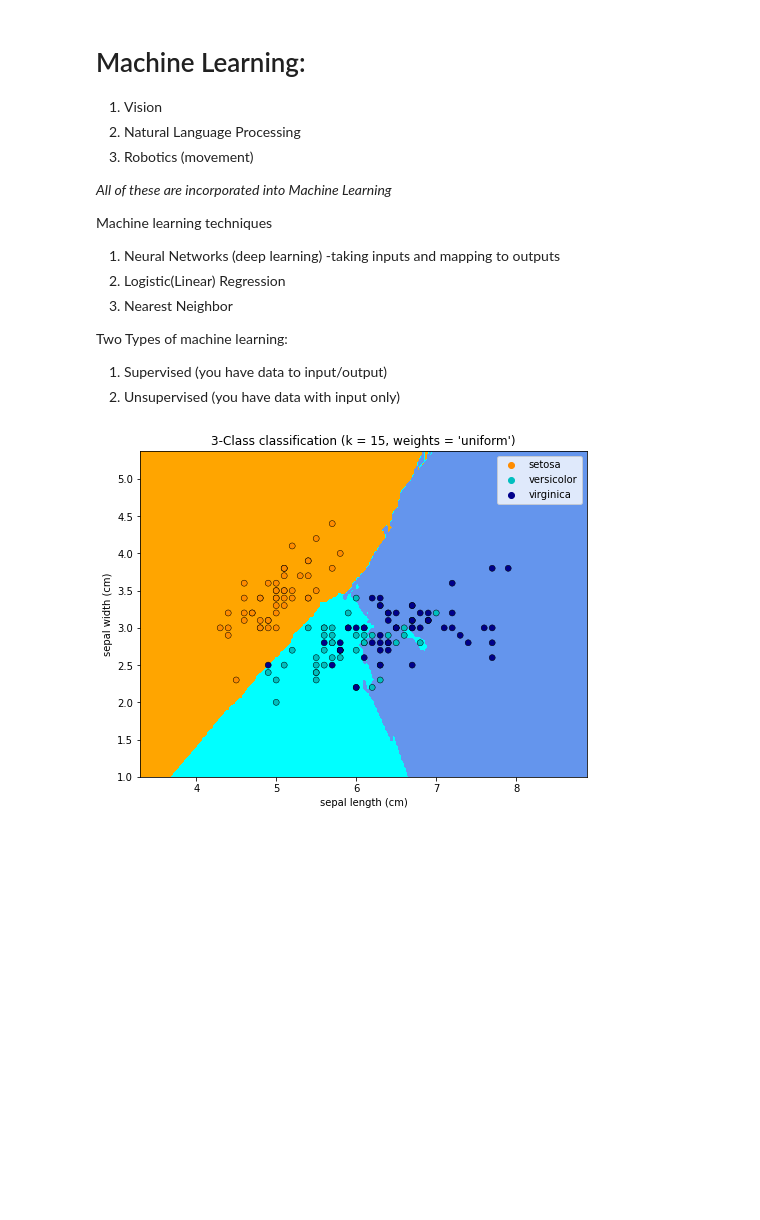
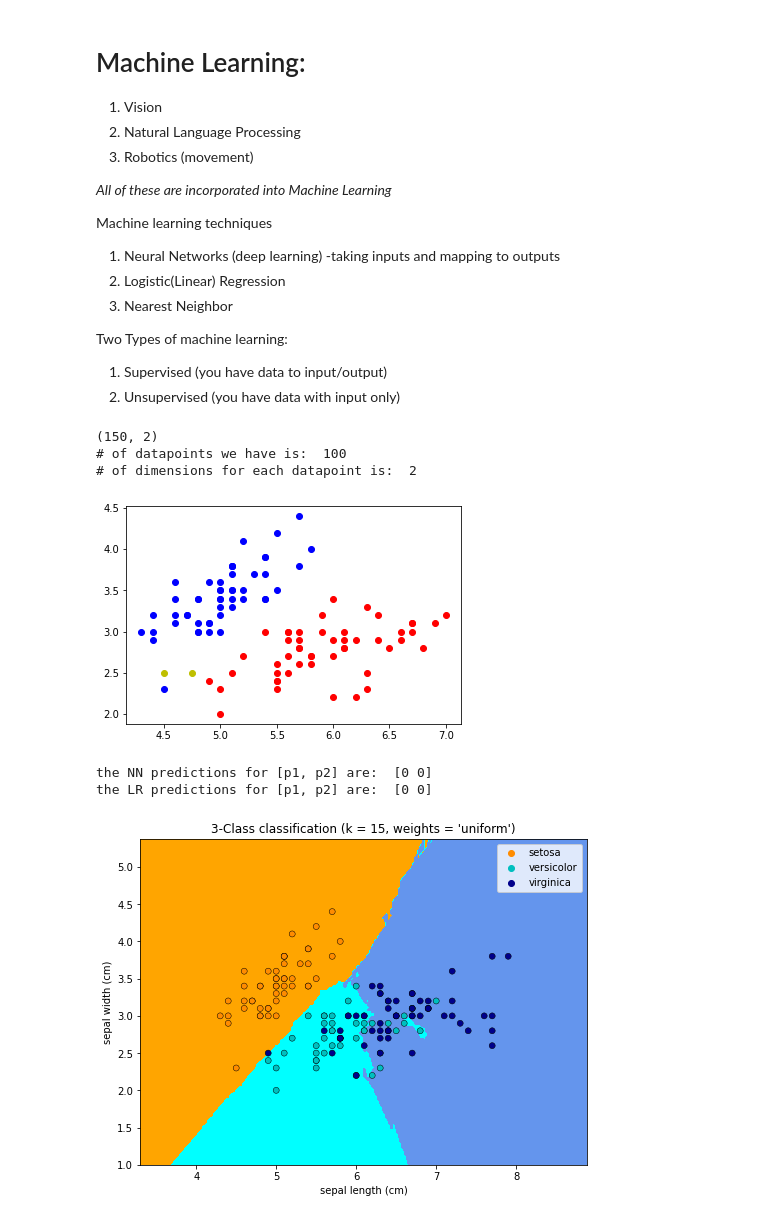
Before and after one commit to CamK2/cis490, a Jupyter notebook: machinelearn.ipynb, the cells around one changed output. Drawn from its saved outputs; the diff is of its cells as text; code cells hidden in the pictures; blank space fills up the shorter version.

```diff
--- a/machinelearn.ipynb
+++ b/machinelearn.ipynb
@@ -18,6 +18,45 @@ Machine learning techniques
 Two Types of machine learning:
   1. Supervised (you have data to input/output)
   1. Unsupervised (you have data with input only)
+# %%
+import numpy as np
+import matplotlib.pyplot as plt
+from sklearn import neighbors, datasets, linear_model
+
+data = datasets.load_iris()
+X = data.data[:,0:2]
+y = data.target
+# take only first two classes
+print(X.shape)
+Xsub = X[y!=2,:]
+ysub = y[y!=2]
+print('# of datapoints we have is: ', Xsub.shape[0])
+print('# of dimensions for each datapoint is: ', Xsub.shape[1])
+
+test_point = np.array([[4.5,4.75], [2.5,2.5]], dtype=float)
+
+
+# what does the data look like?
+plt.scatter(Xsub[ysub==0,0], Xsub[ysub==0,1], color='b')
+plt.scatter(Xsub[ysub==1,0], Xsub[ysub==1,1], color='r')
+plt.scatter(test_point[0], test_point[1], color='y')
+plt.show()
+
+# 'FIT' a 1-nn model
+# k = 1 # 1-nearest neighbor model
+model = neighbors.KNeighborsClassifier()
+model2 = linear_model.LogisticRegression()
+model.fit(Xsub,ysub)
+model2.fit(Xsub,ysub)
+print('the NN predictions for [p1, p2] are: ', model.predict(test_point))
+print('the LR predictions for [p1, p2] are: ', model2.predict(test_point))
+# %% [output]
+(150, 2)
+# of datapoints we have is:  100
+# of dimensions for each datapoint is:  2
+[figure, added]
+the NN predictions for [p1, p2] are:  [0 0]
+the LR predictions for [p1, p2] are:  [0 0]
 # %%
 import sklearn
 import numpy as np
```
